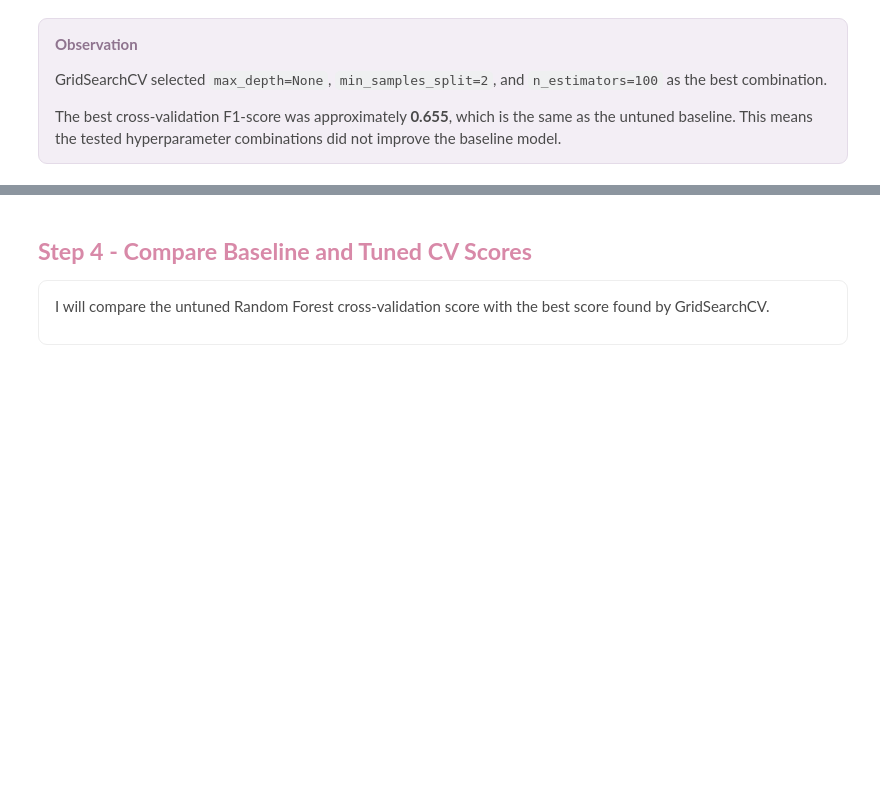
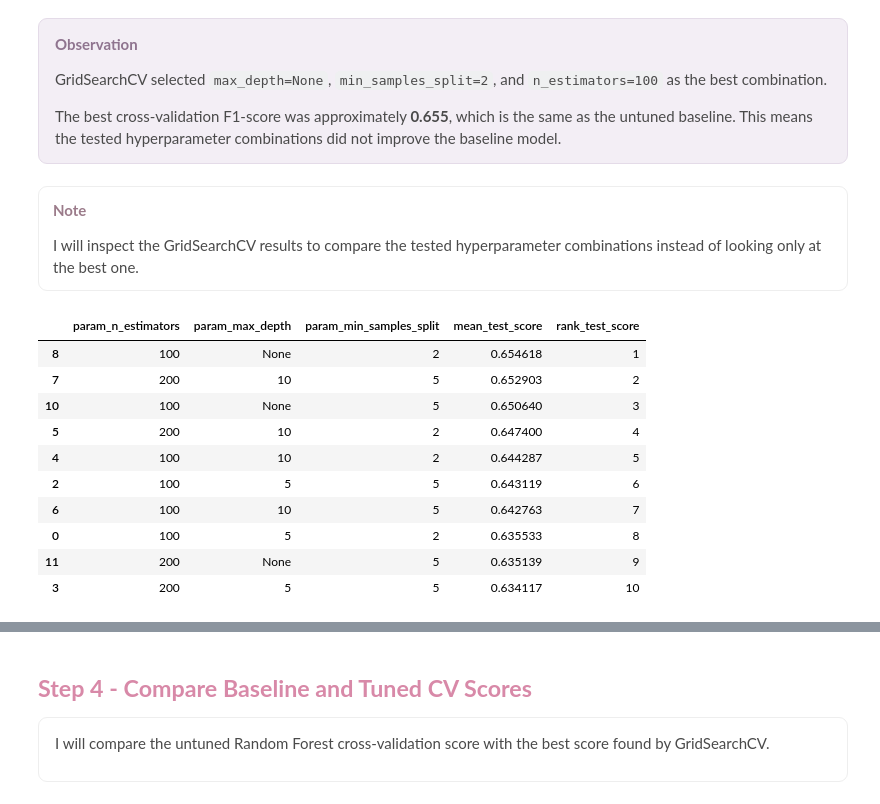
Before and after one commit to assma122/Binx-ai-ml-training, a Jupyter notebook: Week4/day4/notes.ipynb, the cells around one changed output, grey strips where cells are left out. Saved outputs shown, nothing was run; the diff lists cells and outputs as text; code cells hidden in the pictures; blank space fills up the shorter version.

```diff
--- a/Week4/day4/notes.ipynb
+++ b/Week4/day4/notes.ipynb
@@ -1196,3 +1220,47 @@ The best cross-validation F1-score was approximately <b>0.655</b>, which is the
 </p>
 
 </div>
+# %% [markdown]
+<div style="
+    background:#ffffff;
+    border:1px solid #eeeeee;
+    border-radius:9px;
+    padding:12px 14px;
+    margin:10px 0 12px 0;
+">
+
+<p style="color:#9b7b8a; font-weight:bold; margin-top:0;">
+Note
+</p>
+
+<p style="color:#4a4a4a; margin-bottom:0;">
+I will inspect the GridSearchCV results to compare the tested hyperparameter combinations instead of looking only at the best one.
+</p>
+
+</div>
+# %%
+# Store all GridSearchCV results
+grid_results = pd.DataFrame(grid_search.cv_results_)
+
+# Show the best hyperparameter combinations
+grid_results[
+    [
+        "param_n_estimators",
+        "param_max_depth",
+        "param_min_samples_split",
+        "mean_test_score",
+        "rank_test_score"
+    ]
+].sort_values("rank_test_score").head(10)
+# %% [output]
+|  | param_n_estimators | param_max_depth | param_min_samples_split | mean_test_score | rank_test_score |
+| 8 | 100 | None | 2 | 0.654618 | 1 |
+| 7 | 200 | 10 | 5 | 0.652903 | 2 |
+| 10 | 100 | None | 5 | 0.650640 | 3 |
+| 5 | 200 | 10 | 2 | 0.647400 | 4 |
+| 4 | 100 | 10 | 2 | 0.644287 | 5 |
+| 2 | 100 | 5 | 5 | 0.643119 | 6 |
+| 6 | 100 | 10 | 5 | 0.642763 | 7 |
+| 0 | 100 | 5 | 2 | 0.635533 | 8 |
+| 11 | 200 | None | 5 | 0.635139 | 9 |
+| 3 | 200 | 5 | 5 | 0.634117 | 10 |
```
Also changed, not shown: parts of 3 cells of this notebook.
